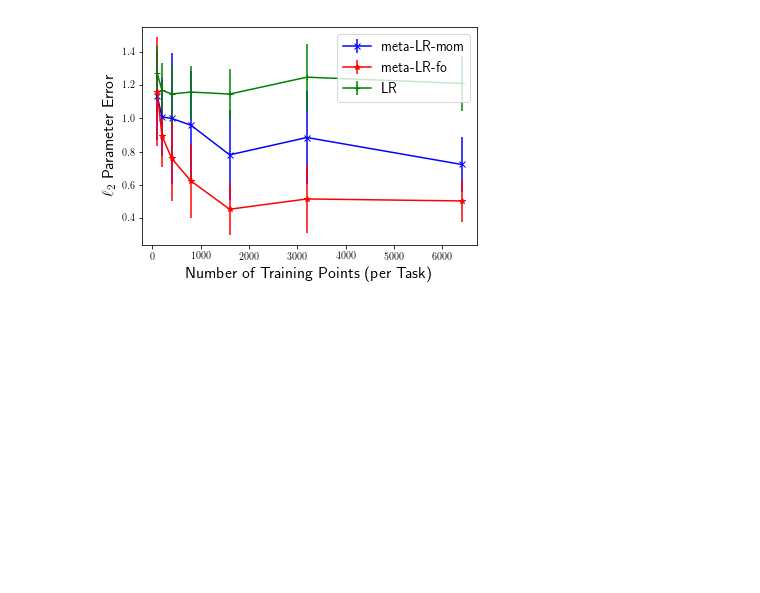
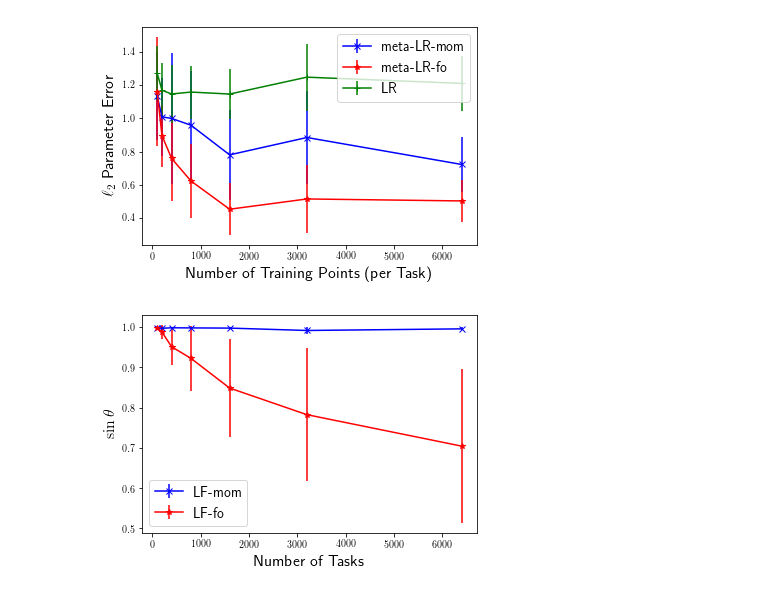
Before and after one commit to nileshtrip/MTL, a Jupyter notebook: plots.ipynb, the cells around one changed output. Drawn from its saved outputs; the diff is of its cells as text; code cells hidden in the pictures; blank space fills up the shorter version.

```diff
--- a/plots.ipynb
+++ b/plots.ipynb
@@ -111,3 +138,7 @@ def plot_synthetic_two(T, d, r, train_n_list, test_n, metaLRmom, metaLRfo, betaL
 plot_synthetic_two(T, d, r, train_n_list, test_n, metaLRmom, metaLRfo, betaLR)
 # %% [output]
 [figure]
+# %%
+plot_angles(T_list, d, r, train_n, test_n, sinthetamom, sinthetafo)
+# %% [output]
+[figure, added]
```
Also changed, not shown: parts of 6 cells of this notebook, 7 other files.
